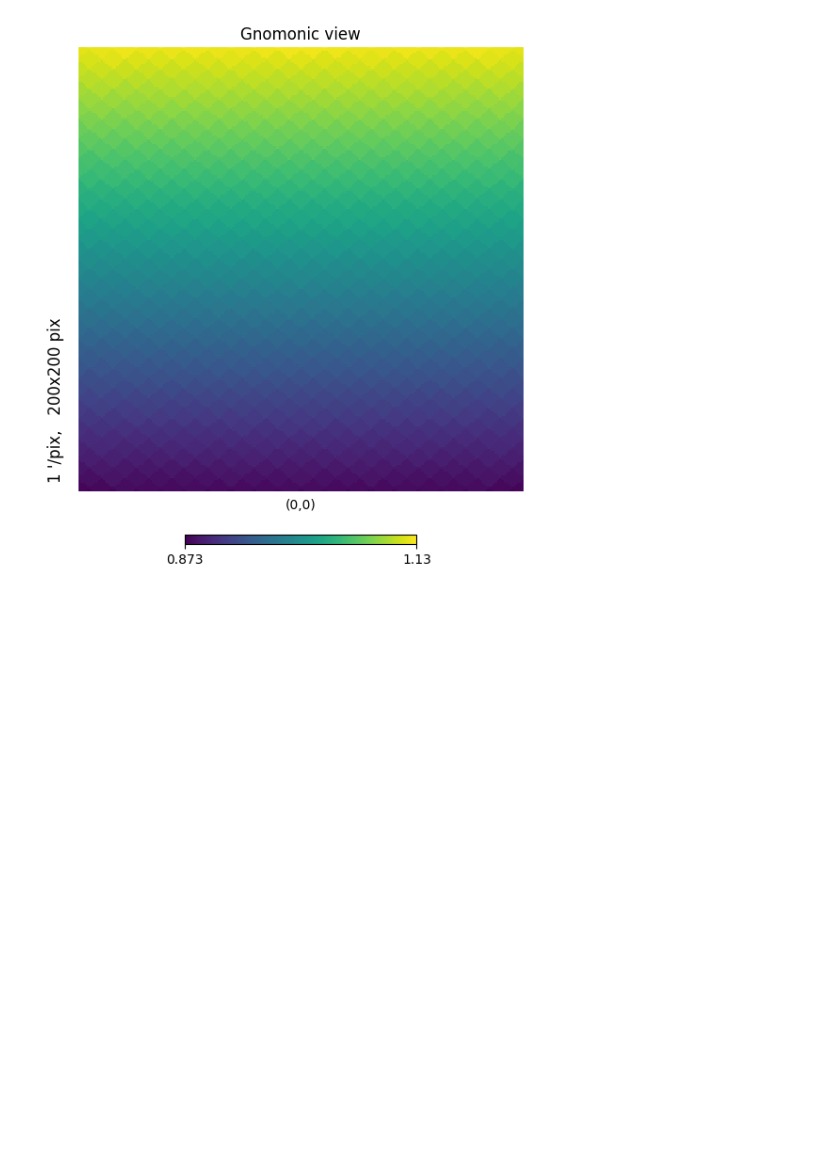
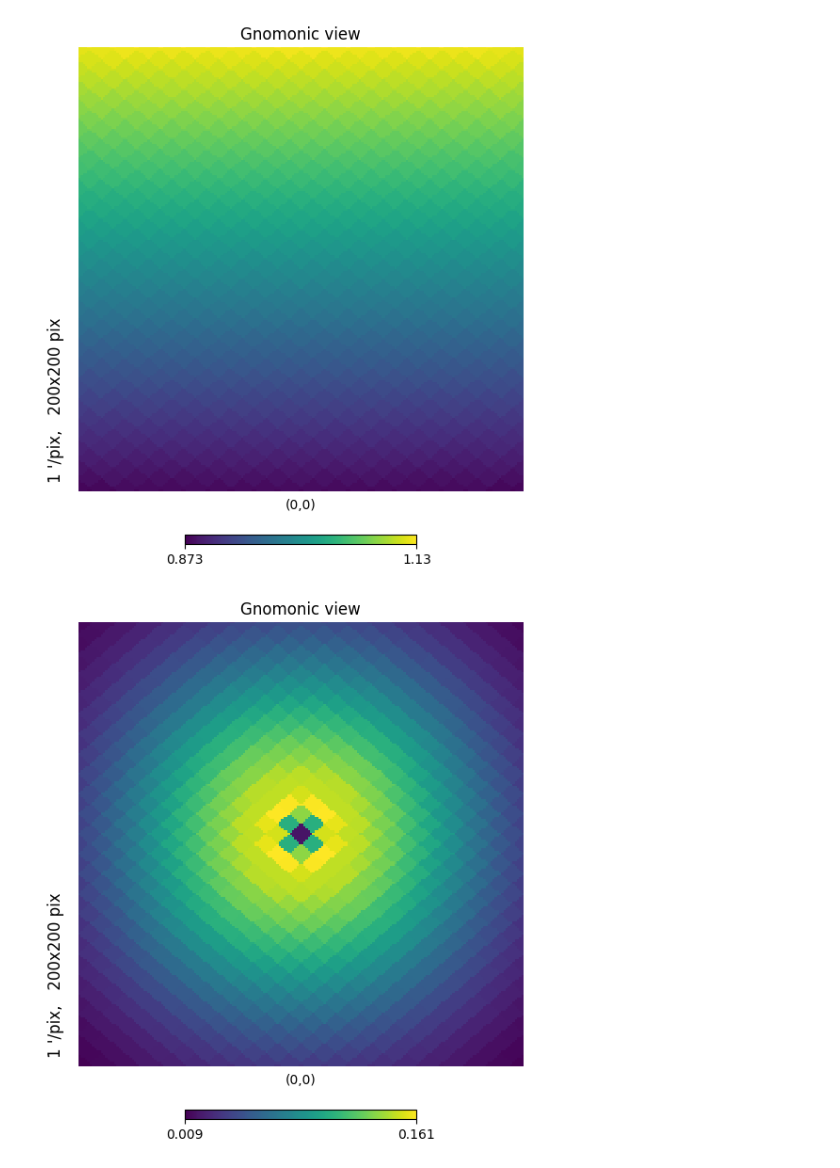
Before and after one commit to hukongyi/Gamma_Energy, a Jupyter notebook: summary/test_healpy.ipynb, the cells around one changed output. Drawn from its saved outputs; the diff is of its cells as text; code cells hidden in the pictures; blank space fills up the shorter version.

```diff
--- a/summary/test_healpy.ipynb
+++ b/summary/test_healpy.ipynb
@@ -55,3 +55,11 @@ hp.gnomview(test_map_2/test_map_1, rot=(0, 0), xsize=200, reso=1)
 hp.gnomview(test_map_3/test_map_1, rot=(0, 0), xsize=200, reso=1)
 # %% [output]
 [figure]
+# %%
+test_map_4 = np.zeros(NPIX)
+test_map_4[hp.ang2pix(NSIDE, 0, 0, lonlat=True)] = NPIX / (4 * np.pi)
+beam2 = hp.sphtfunc.beam2bl(test_map[:10000], hp.rotator.angdist([0, 0, 1], hp.pix2vec(NSIDE,np.arange(NPIX)))[:10000], NSIDE * 3-1)
+test_map_4 = hp.smoothing(test_map_4, beam_window=beam2)
+hp.gnomview(test_map_4, rot=(0, 0), xsize=200, reso=1)
+# %% [output]
+[figure, added]
```
Also changed, not shown: 4 other files.
